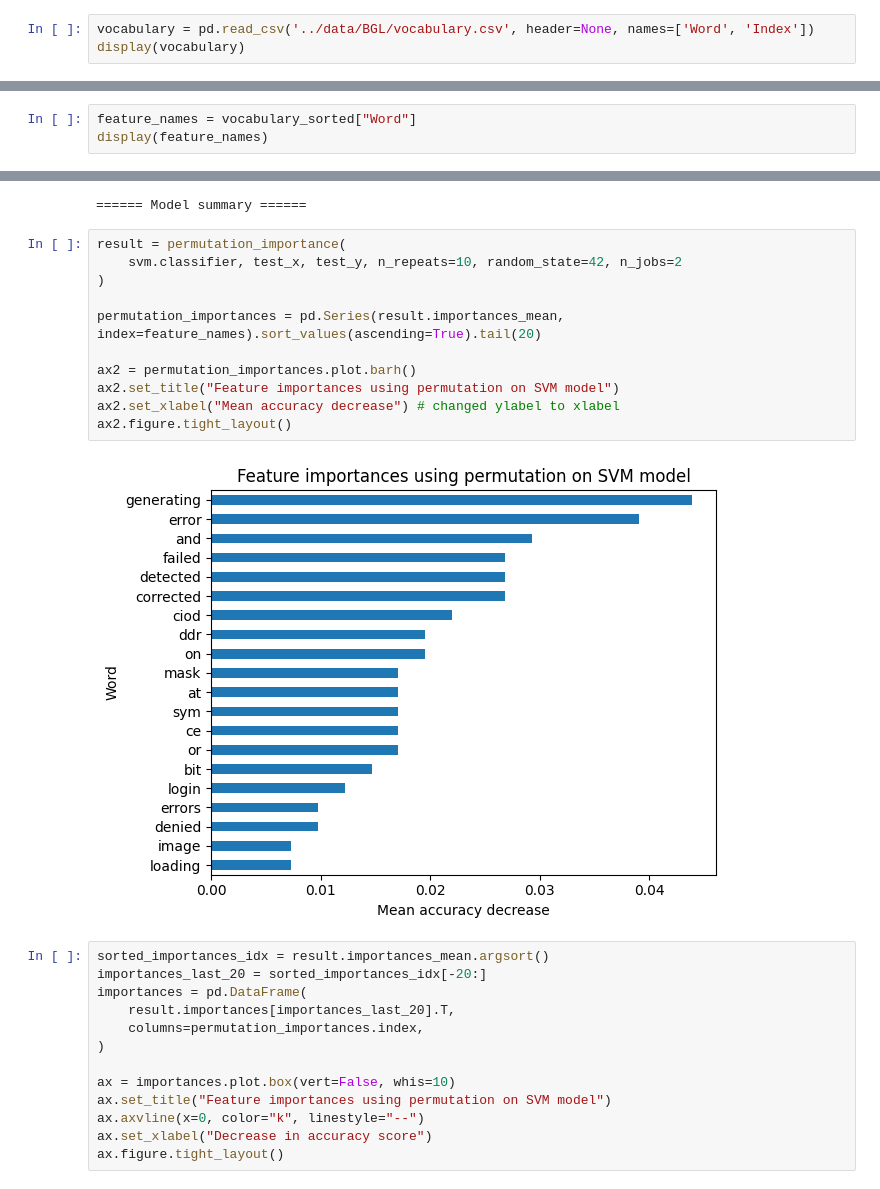
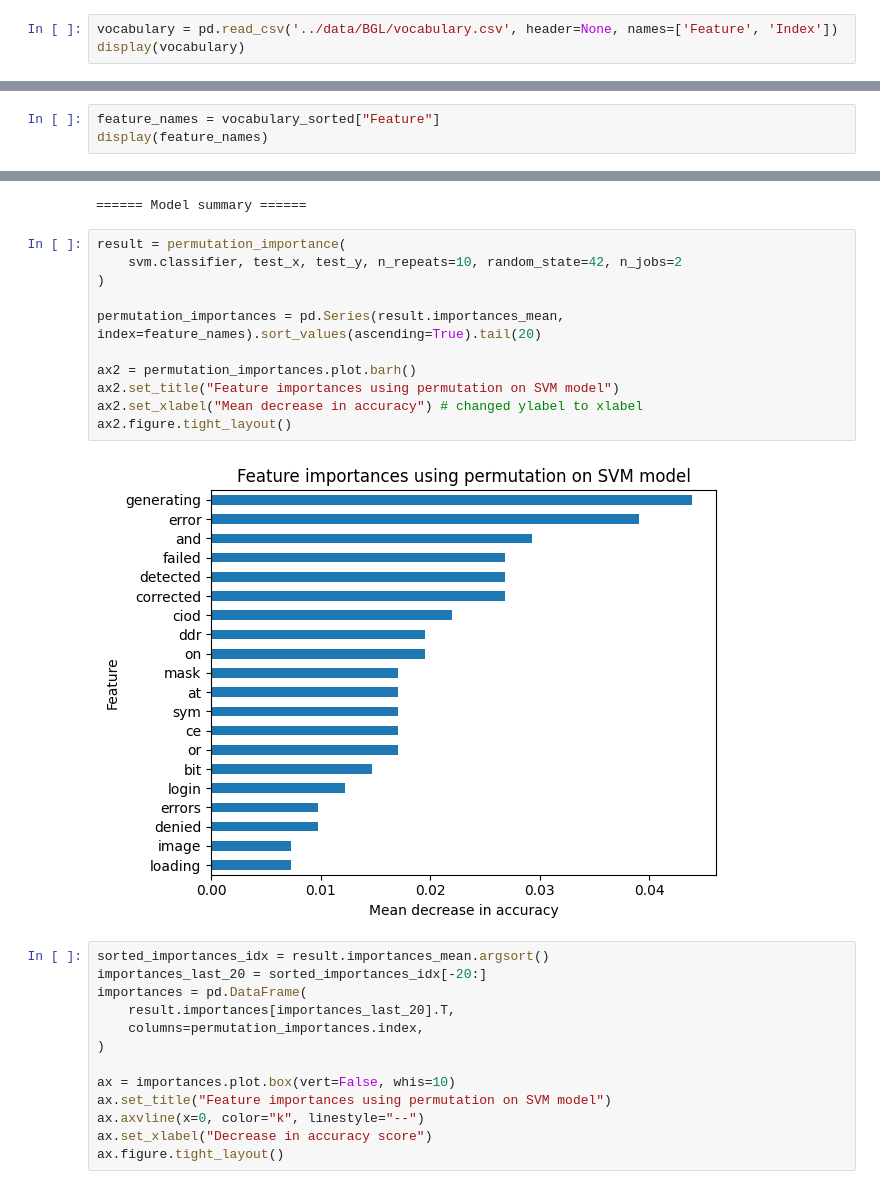
Before and after one commit to 34yu34/log6309e-group, a Jupyter notebook: src/feature_importance_tfidf.ipynb, the cells around one changed output, grey strips where cells are left out. Drawn from its saved outputs; the diff is of its cells as text.

```diff
--- a/src/feature_importance_tfidf.ipynb
+++ b/src/feature_importance_tfidf.ipynb
@@ -30,6 +31,6 @@ train_y = data['y_train']
 test_x = data['x_test']
 test_y = data['y_test']
 # %%
-vocabulary = pd.read_csv('../data/BGL/vocabulary.csv', header=None, names=['Word', 'Index'])
+vocabulary = pd.read_csv('../data/BGL/vocabulary.csv', header=None, names=['Feature', 'Index'])
 display(vocabulary)
 # %% [output]
@@ -64,7 +65,7 @@ display(vocabulary_sorted)
 | 723 | zero | 1065 |
 1066 rows × 2 columns
 # %%
-feature_names = vocabulary_sorted["Word"]
+feature_names = vocabulary_sorted["Feature"]
 display(feature_names)
 # %% [output]
 797                0ce
@@ -193,16 +201,16 @@ svm.fit(train_x, train_y)
 # %%
 result = permutation_importance(
     svm.classifier, test_x, test_y, n_repeats=10, random_state=42, n_jobs=2
 )
 
 permutation_importances = pd.Series(result.importances_mean, index=feature_names).sort_values(ascending=True).tail(20)
 
 ax2 = permutation_importances.plot.barh()
 ax2.set_title("Feature importances using permutation on SVM model")
-ax2.set_xlabel("Mean accuracy decrease") # changed ylabel to xlabel
+ax2.set_xlabel("Mean decrease in accuracy") # changed ylabel to xlabel
 ax2.figure.tight_layout()
 # %% [output]
-[figure, old version]
+[figure, new version]
 # %%
 sorted_importances_idx = result.importances_mean.argsort()
 importances_last_20 = sorted_importances_idx[-20:]
```
Also changed, not shown: parts of 22 cells of this notebook, 2 other files.
